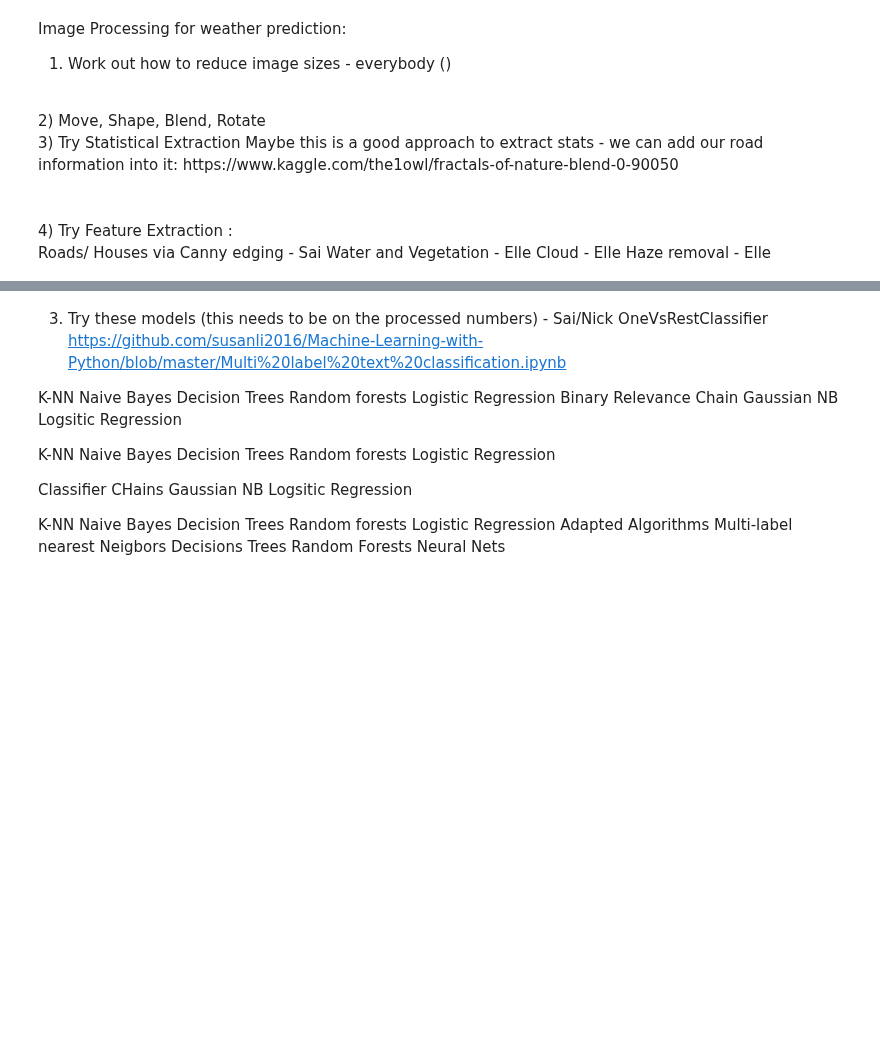
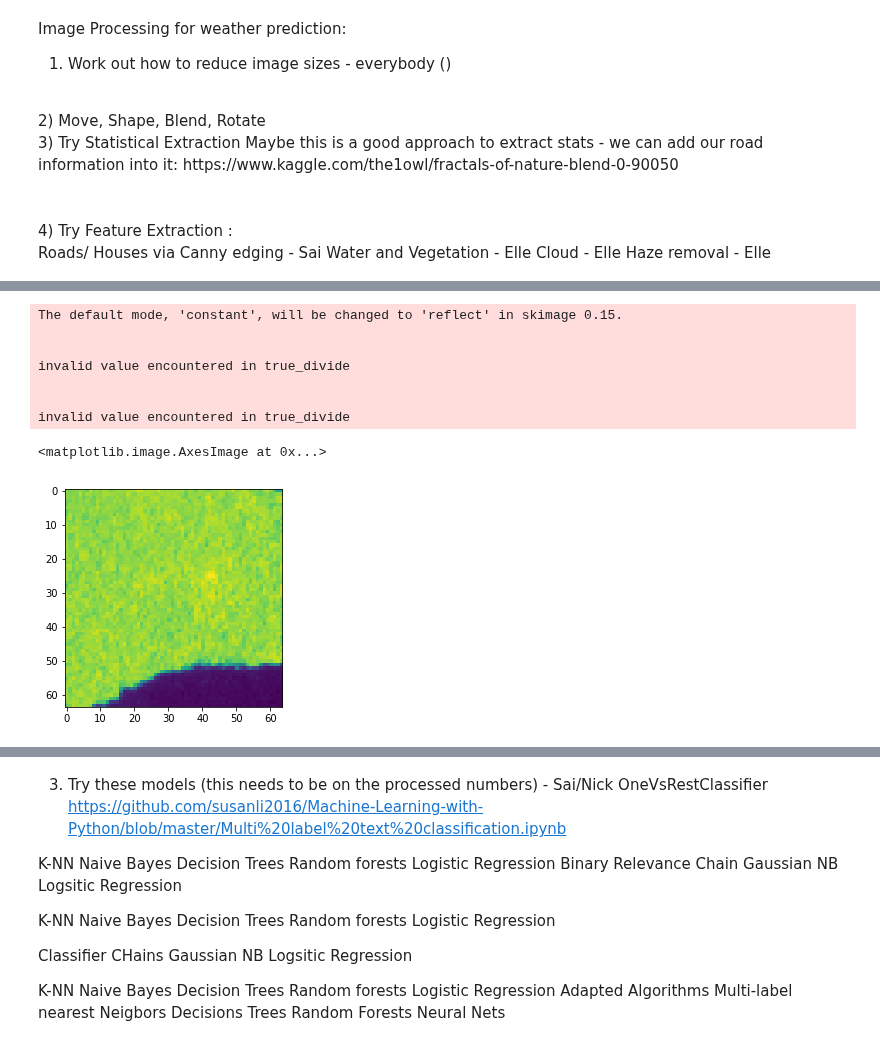
Before and after one commit to sairavuru/amazon_w207, a Jupyter notebook: structured_notebook_nick.ipynb, the cells around one changed output, grey strips where cells are left out. Cells and saved outputs as stored; diff of their text form; code cells hidden in the pictures; blank space fills up the shorter version.

```diff
--- a/structured_notebook_nick.ipynb
+++ b/structured_notebook_nick.ipynb
@@ -69,9 +62,8 @@ os.chdir(os.getcwd()+'\\input')
 # %%
-##set path
-#train_path1='train_jpg/'
-train_path1=os.getcwd()+'\\train-jpg\\'
-train_path2=os.getcwd()+'\\train-tif-v2\\'
-test_path1=os.getcwd()+'\\test_jpg\\'
-print(train_path2)
-df = pd.read_csv('train_v2.csv')
+##set directories path
+train_path1='train_jpg/'
+train_path2='train_tif/'
+test_path1='test_jpg/'
+print(test_path1)
+df = pd.read_csv('train_labels.csv')
 # %% [output]
@@ -99,8 +91,7 @@ for i in range(16):
 # %%
 ## View prominent tags and investigate correlations
 
-
-#df = pd.read_csv('train_labels.csv')
+df = pd.read_csv('train_labels.csv')
 
 all_tags = [item for sublist in list(df['tags'].apply(lambda row: row.split(" ")).values) for item in sublist]
 
@@ -317,0 +289,34 @@ partly_cloudy       0.60      0.49      0.54       895
+# %%
+count = 0
+for i in os.listdir(train_path2):
+    count+=1
+# %%
+np.seterr(all='warn')
+def extract_identifier(image_str):
+    read_img = io.imread(train_path2+image_str)
+    tif_img=transform.resize(read_img, (64,64,4))
+    return tif_img
+
+tif_data=np.zeros((count,64,64,4))
+index=0
+for i in range(41000):
+    try:
+        tif_data[index,:,:,:]=extract_identifier("train_"+str(i)+".tif")
+        index+=1
+    except:
+        pass
+water_tif=(tif_data[:,:,:,0]-tif_data[:,:,:,3])/(tif_data[:,:,:,0]+tif_data[:,:,:,3])
+veg_tif=(tif_data[:,:,:,3]-tif_data[:,:,:,2])/(tif_data[:,:,:,3]+tif_data[:,:,:,2])
+new_tif= tif_data.reshape(count,16384)
+plt.imshow(water_tif[50])
+plt.imshow(veg_tif[50])
+# %% [output]
+The default mode, 'constant', will be changed to 'reflect' in skimage 0.15.
+
+
+invalid value encountered in true_divide
+
+
+invalid value encountered in true_divide
+<matplotlib.image.AxesImage at 0x...>
+[figure, added]
```
Also changed, not shown: parts of 24 cells of this notebook.
